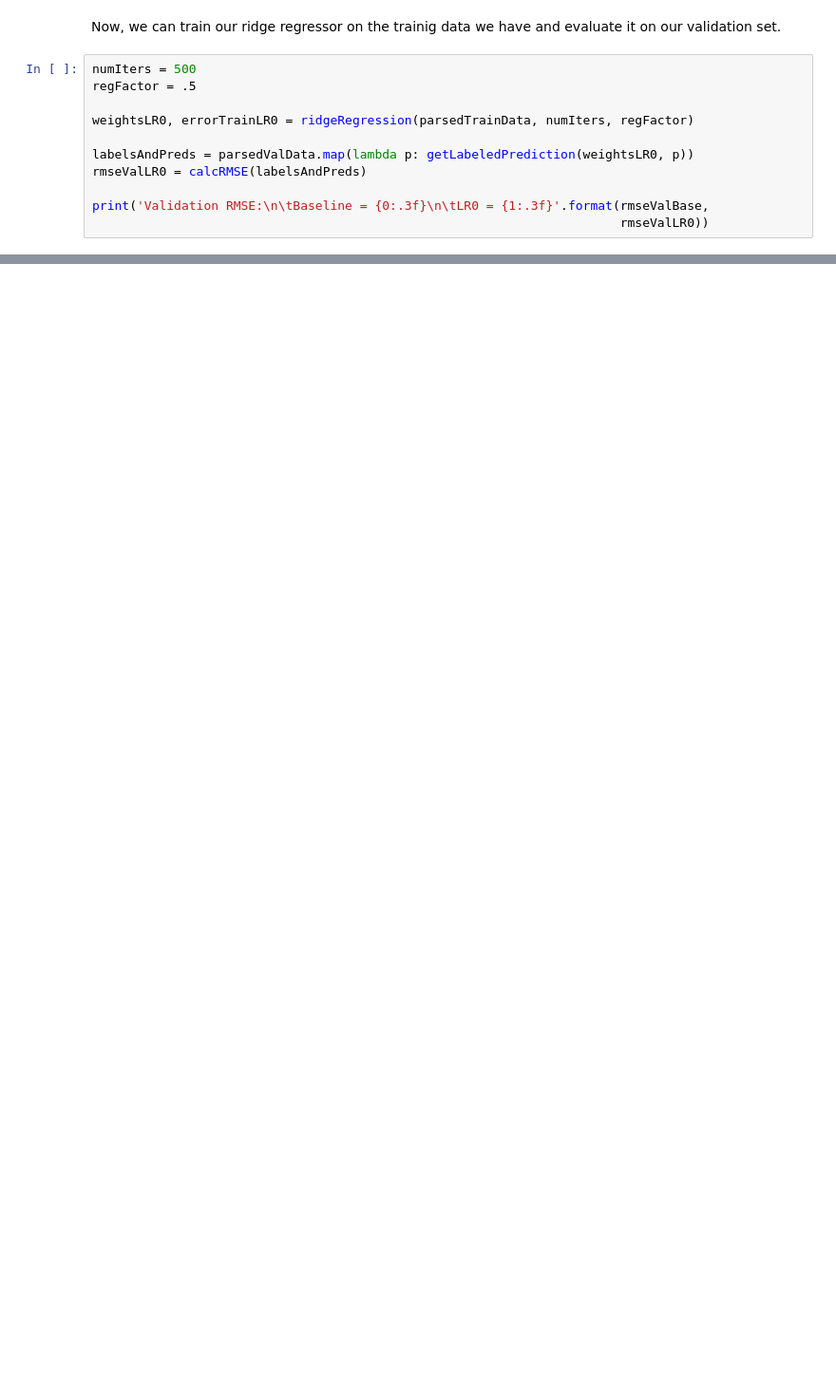
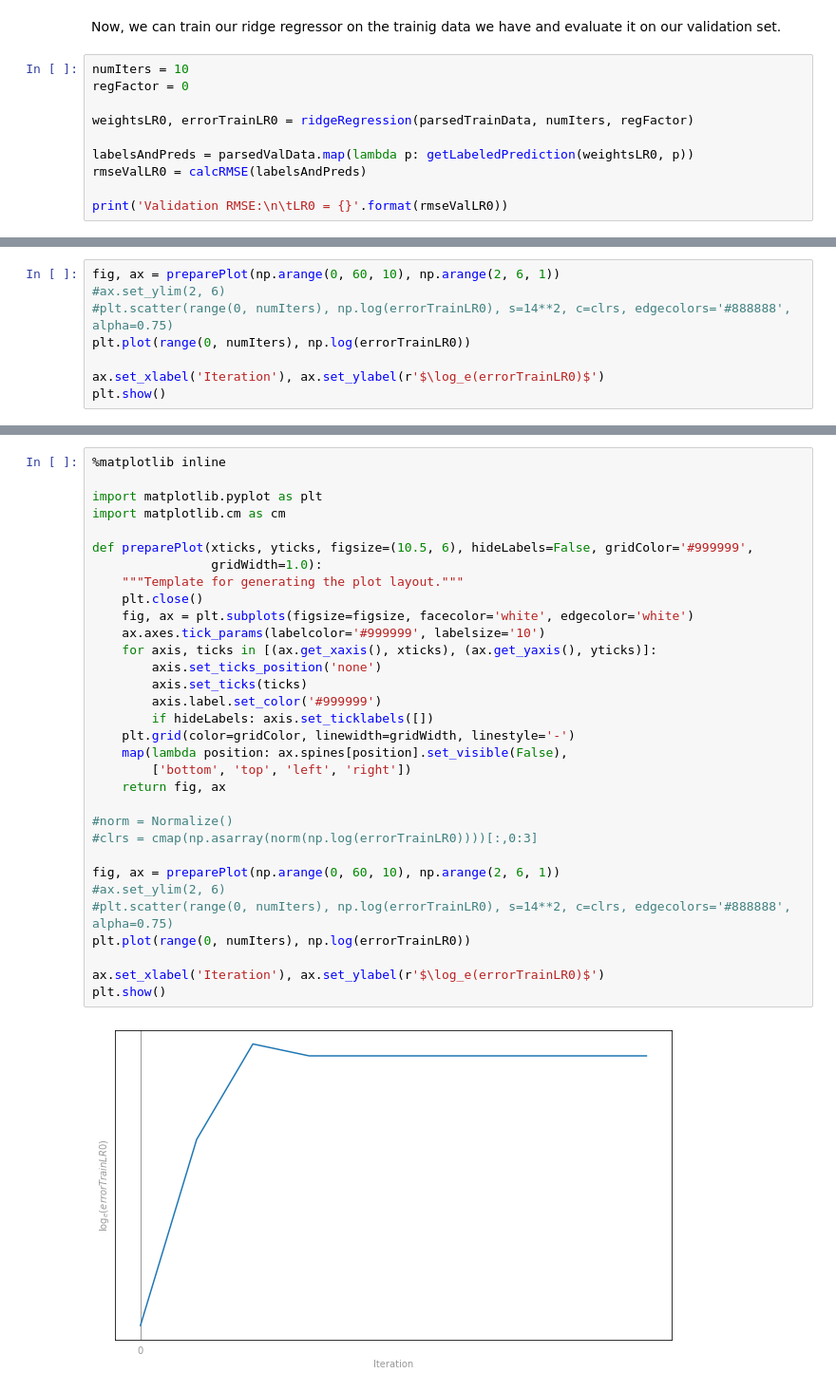
Before and after one commit to teresa-tanzi/AMD-SM2L, a Jupyter notebook: Project3.ipynb, the cells around one changed output, grey strips where cells are left out. Shown at 95% size. Drawn from its saved outputs; the diff is of its cells as text; blank space fills up the shorter version.

```diff
--- a/Project3.ipynb
+++ b/Project3.ipynb
@@ -616,13 +582,12 @@ print(exampleWeights)
 # %% [markdown]
 Now, we can train our ridge regressor on the trainig data we have and evaluate it on our validation set.
 # %%
-numIters = 500
-regFactor = .5
+numIters = 10
+regFactor = 0
 
 weightsLR0, errorTrainLR0 = ridgeRegression(parsedTrainData, numIters, regFactor)
 
 labelsAndPreds = parsedValData.map(lambda p: getLabeledPrediction(weightsLR0, p))
 rmseValLR0 = calcRMSE(labelsAndPreds)
 
-print('Validation RMSE:\n\tBaseline = {0:.3f}\n\tLR0 = {1:.3f}'.format(rmseValBase,
-                                                                       rmseValLR0))
+print('Validation RMSE:\n\tLR0 = {}'.format(rmseValLR0))
@@ -628,0 +664,8 @@ print('Validation RMSE:\n\tBaseline = {0:.3f}\n\tLR0 = {1:.3f}'.format(rmseValBa
+# %%
+fig, ax = preparePlot(np.arange(0, 60, 10), np.arange(2, 6, 1))
+#ax.set_ylim(2, 6)
+#plt.scatter(range(0, numIters), np.log(errorTrainLR0), s=14**2, c=clrs, edgecolors='#888888', alpha=0.75)
+plt.plot(range(0, numIters), np.log(errorTrainLR0))
+
+ax.set_xlabel('Iteration'), ax.set_ylabel(r'$\log_e(errorTrainLR0)$')
+plt.show()
@@ -628,0 +734,34 @@ print('Validation RMSE:\n\tBaseline = {0:.3f}\n\tLR0 = {1:.3f}'.format(rmseValBa
+# %%
+%matplotlib inline
+
+import matplotlib.pyplot as plt
+import matplotlib.cm as cm
+
+def preparePlot(xticks, yticks, figsize=(10.5, 6), hideLabels=False, gridColor='#999999',
+                gridWidth=1.0):
+    """Template for generating the plot layout."""
+    plt.close()
+    fig, ax = plt.subplots(figsize=figsize, facecolor='white', edgecolor='white')
+    ax.axes.tick_params(labelcolor='#999999', labelsize='10')
+    for axis, ticks in [(ax.get_xaxis(), xticks), (ax.get_yaxis(), yticks)]:
+        axis.set_ticks_position('none')
+        axis.set_ticks(ticks)
+        axis.label.set_color('#999999')
+        if hideLabels: axis.set_ticklabels([])
+    plt.grid(color=gridColor, linewidth=gridWidth, linestyle='-')
+    map(lambda position: ax.spines[position].set_visible(False),
+        ['bottom', 'top', 'left', 'right'])
+    return fig, ax
+
+#norm = Normalize()
+#clrs = cmap(np.asarray(norm(np.log(errorTrainLR0))))[:,0:3]
+
+fig, ax = preparePlot(np.arange(0, 60, 10), np.arange(2, 6, 1))
+#ax.set_ylim(2, 6)
+#plt.scatter(range(0, numIters), np.log(errorTrainLR0), s=14**2, c=clrs, edgecolors='#888888', alpha=0.75)
+plt.plot(range(0, numIters), np.log(errorTrainLR0))
+
+ax.set_xlabel('Iteration'), ax.set_ylabel(r'$\log_e(errorTrainLR0)$')
+plt.show()
+# %% [output]
+[figure, added]
```
Also changed, not shown: parts of 26 cells of this notebook.
